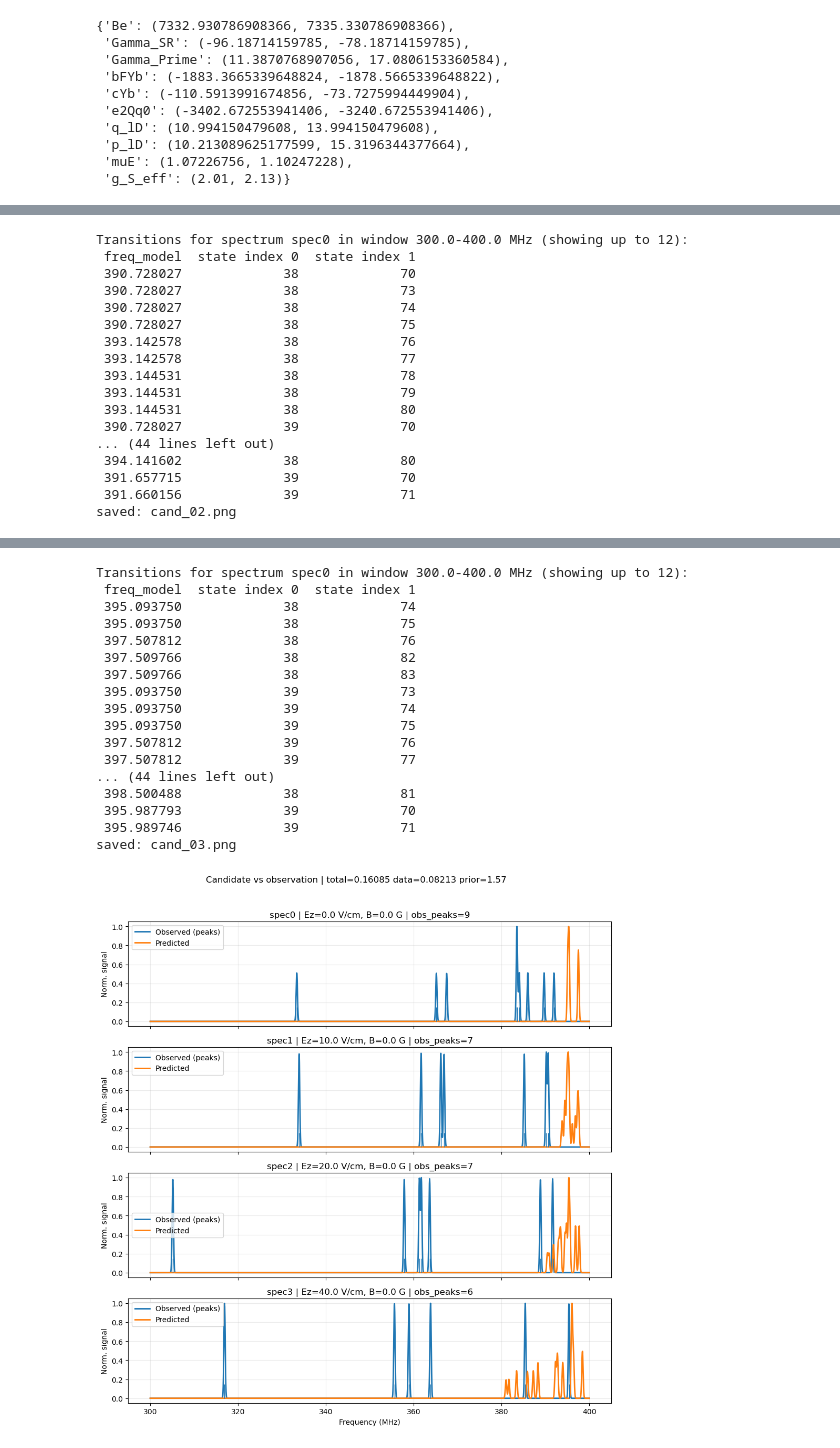
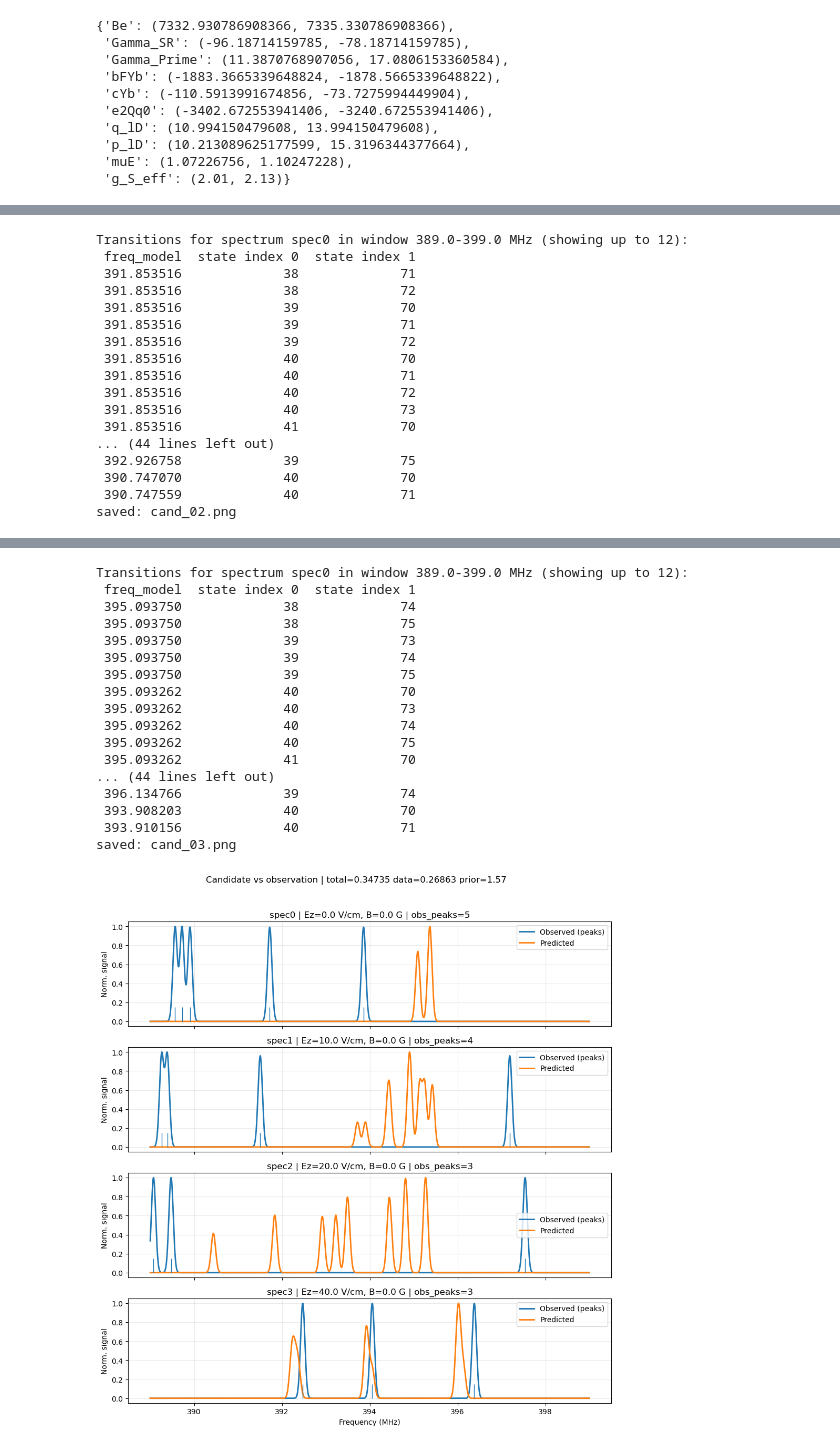
Before and after one commit to YuikiTakahashi/Molecule_spectrum_prediction, a Jupyter notebook: 173_prediction_Nov2025.ipynb, the cells around one changed output, grey strips where cells are left out. Saved outputs shown, nothing was run; the diff lists cells and outputs as text; code cells hidden in the pictures.

```diff
--- a/173_prediction_Nov2025.ipynb
+++ b/173_prediction_Nov2025.ipynb
@@ -576,7 +576,7 @@ from pathlib import Path
 # Unassigned multi-spectrum data loading
 # -----------------------------
 UNASSIGNED_DATA_PATH = Path("synthetic_peaks.csv")  # or your real CSV
-UNASSIGNED_SIGMA = 0.15  # MHz Gaussian broadening (150 kHz) used in loss and plotting
+UNASSIGNED_SIGMA = 0.05  # MHz Gaussian broadening (100 kHz) used in loss and plotting
 
 # Fallback defaults ONLY used if you call the model without Ez/B explicitly
 DEFAULT_EZ_FIELD = 40.0
@@ -605,12 +605,21 @@ print("Loaded spectra:", [(s["id"], len(s["freqs"]), s["Ez"], s["B"]) for s in O
 # -----------------------------
 # Unassigned spectrum comparison machinery
 # -----------------------------
-def gaussian_broadened_spectrum(frequencies, weights=None, freq_axis=None, sigma=UNASSIGNED_SIGMA):
+def gaussian_broadened_spectrum(frequencies, weights=None, freq_axis=None, sigma=UNASSIGNED_SIGMA, axis=None, **kwargs):
+    """Gaussian broadening that accepts either freq_axis= or axis= (or positional axis).
+
+    This is defensive so later callers passing freq_axis won't break if an older
+    signature (freqs, weights, axis, sigma) was in scope.
+    """
     frequencies = np.asarray(frequencies, float)
     if weights is None:
         weights = np.ones_like(frequencies)
     else:
         weights = np.asarray(weights, float)
+
+    # Accept either freq_axis or axis (keyword or positional via kwargs.get)
+    if freq_axis is None:
+        freq_axis = axis if axis is not None else kwargs.pop("axis", None)
 
     if freq_axis is None:
         if frequencies.size == 0:
@@ -728,7 +737,7 @@ to compute_model_transitions() or related functions.
 
 To disable filtering (compute all transitions), use allowed_transitions=None
 # %%
-out = X010_173.calculate_two_photon_spectrum(0, 1e-8,list(range(84)), parity_sign = 1, laser_polarization = 'orth')
+out = X010_173.calculate_two_photon_spectrum(0, 1e-8,TRANSITION_INDEX_SET, parity_sign = 1, laser_polarization = 'orth', allowed_transitions=ALLOWED_TRANSITIONS)
 
 transitions = out[1]
 
@@ -990,12 +999,12 @@ best_df = search_candidates_MAP(
     top_k=5,             # keep small
     refine_steps=10,     # 0–20
     refine_scale=0.20,   # smaller steps since few steps
-    indices=None,
+    indices=TRANSITION_INDEX_SET,
     sigma=UNASSIGNED_SIGMA,
     parity_sign=PARITY_SIGN,
     polarization=LASER_POLARIZATION,
     lambda_prior=LAMBDA_PRIOR,
-    allowed_transitions=None,  # Set to ALLOWED_TRANSITIONS to use experimental constraints
+    allowed_transitions=ALLOWED_TRANSITIONS,  # Set to ALLOWED_TRANSITIONS to use experimental constraints
     seed=123,
     verbose=True,
 )
@@ -1073,7 +1086,7 @@ def _select_transition_columns(df):
         cols = list(df.columns[: min(12, len(df.columns))])
     return cols
 
-def plot_candidate(state, candidate_dict, spectra, window=(300.0, 400.0),
+def plot_candidate(state, candidate_dict, spectra, window=(389.0, 399.0),
                    indices=None, sigma=UNASSIGNED_SIGMA,
                    parity_sign=None, polarization=None,
                    allowed_transitions=None,
@@ -1167,12 +1180,12 @@ for i in range(min(TOP_PLOT, len(best_df))):
     cand = best_df.iloc[i].to_dict()
     plot_candidate(
         X010_173, cand, OBS_SPECTRA,
-        window=(300.0, 400.0),   # your scan window
-        indices=None,
+        window=(389.0, 399.0),   # your scan window
+        indices=TRANSITION_INDEX_SET,
         sigma=UNASSIGNED_SIGMA,
         parity_sign=PARITY_SIGN,
         polarization=LASER_POLARIZATION,
-        allowed_transitions=None,  # Set to ALLOWED_TRANSITIONS to use experimental constraints
+        allowed_transitions=ALLOWED_TRANSITIONS,  # Set to ALLOWED_TRANSITIONS to use experimental constraints
         savepath=f"cand_{i:02d}.png",
     )
 # %% [output]
@@ -1215,17 +1228,17 @@ saved: cand_01.png
-Transitions for spectrum spec0 in window 300.0-400.0 MHz (showing up to 12):
+Transitions for spectrum spec0 in window 389.0-399.0 MHz (showing up to 12):
  freq_model  state index 0  state index 1
- 390.728027             38             70
- 390.728027             38             73
- 390.728027             38             74
- 390.728027             38             75
- 393.142578             38             76
- 393.142578             38             77
- 393.144531             38             78
- 393.144531             38             79
- 393.144531             38             80
- 390.728027             39             70
+ 391.853516             38             71
+ 391.853516             38             72
+ 391.853516             39             70
+ 391.853516             39             71
+ 391.853516             39             72
+ 391.853516             40             70
+ 391.853516             40             71
+ 391.853516             40             72
+ 391.853516             40             73
+ 391.853516             41             70
 ... (44 lines left out)
- 394.141602             38             80
- 391.657715             39             70
- 391.660156             39             71
+ 392.926758             39             75
+ 390.747070             40             70
+ 390.747559             40             71
 saved: cand_02.png
@@ -1233,18 +1246,18 @@ saved: cand_02.png
-Transitions for spectrum spec0 in window 300.0-400.0 MHz (showing up to 12):
+Transitions for spectrum spec0 in window 389.0-399.0 MHz (showing up to 12):
  freq_model  state index 0  state index 1
  395.093750             38             74
  395.093750             38             75
- 397.507812             38             76
- 397.509766             38             82
- 397.509766             38             83
  395.093750             39             73
  395.093750             39             74
  395.093750             39             75
- 397.507812             39             76
- 397.507812             39             77
+ 395.093262             40             70
+ 395.093262             40             73
+ 395.093262             40             74
+ 395.093262             40             75
+ 395.093262             41             70
 ... (44 lines left out)
- 398.500488             38             81
- 395.987793             39             70
- 395.989746             39             71
+ 396.134766             39             74
+ 393.908203             40             70
+ 393.910156             40             71
 saved: cand_03.png
-[figure, old version]
+[figure, new version]
```
Also changed, not shown: parts of 6 cells of this notebook, 6 other files.
